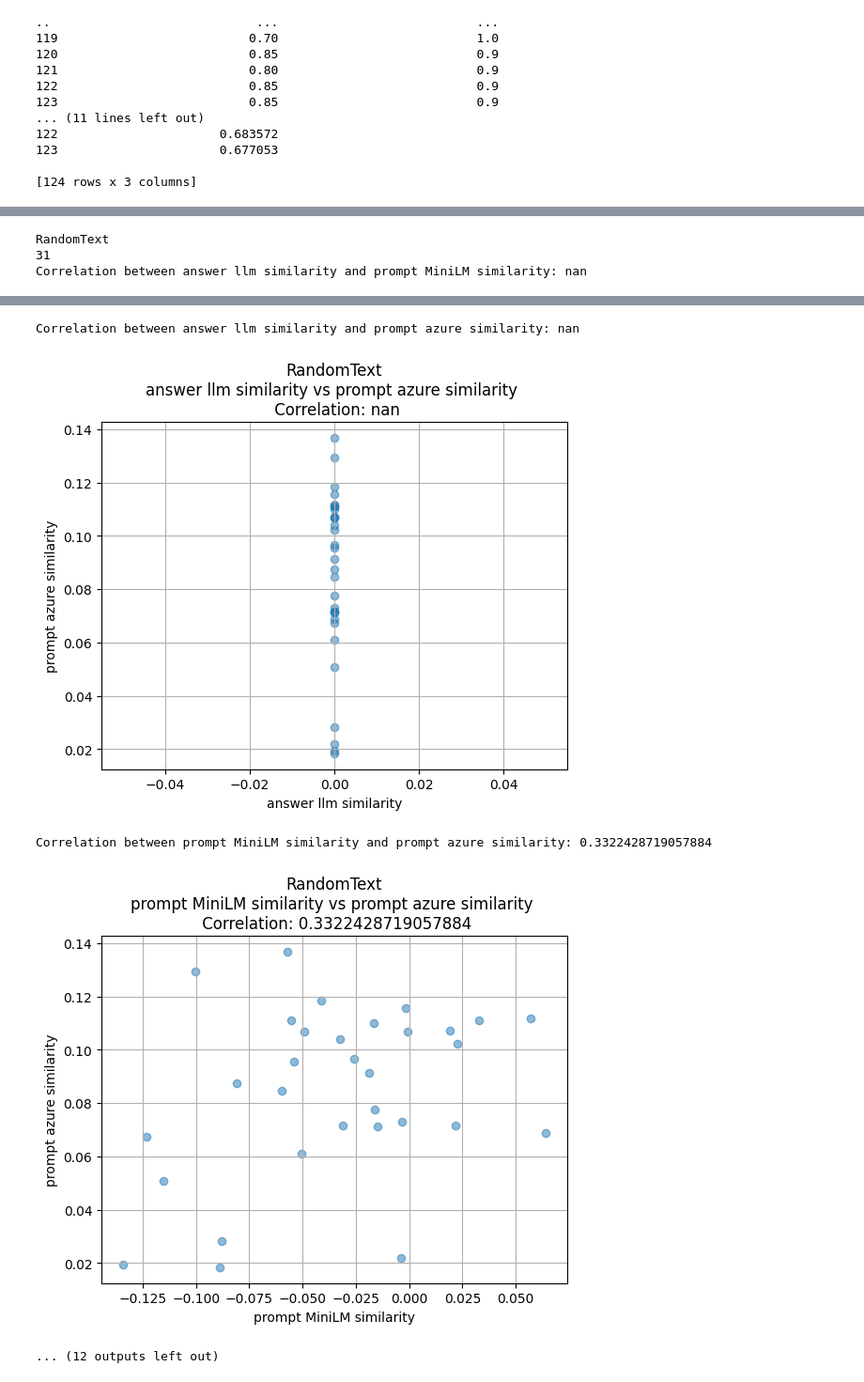
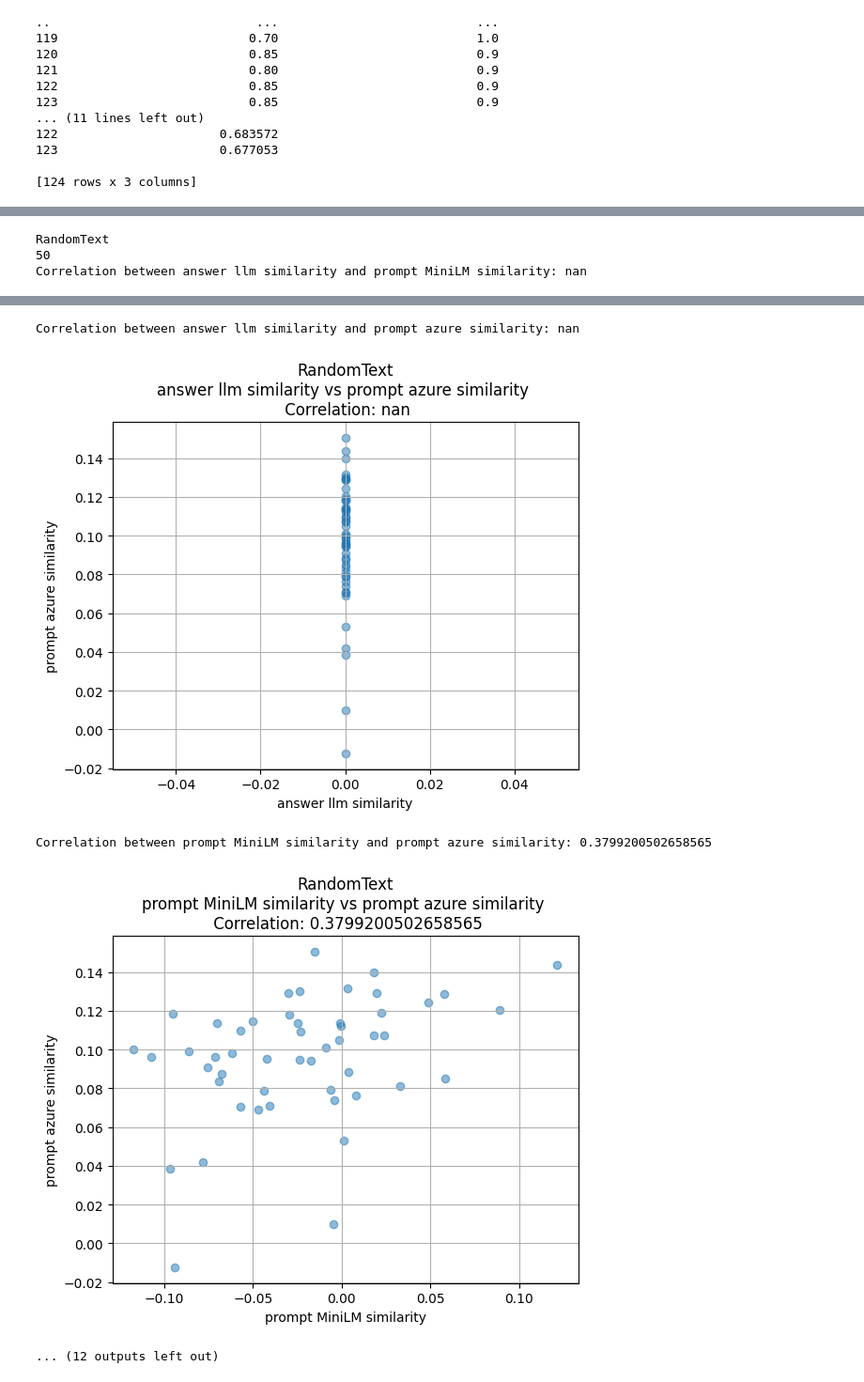
Before and after one commit to chkp-orendi/Emojicrypt, a Jupyter notebook: playground/new_notebook_playground.pynb.ipynb, the cells around one changed output, grey strips where cells are left out. Shown: that part at 94% size. Drawn from its saved outputs; the diff is of its cells as text; code cells hidden in the pictures.

Commit message:
finished wiki test, starting cache test

```diff
--- a/playground/new_notebook_playground.pynb.ipynb
+++ b/playground/new_notebook_playground.pynb.ipynb
@@ -631,8 +631,8 @@ import pandas as pd
 import matplotlib.pyplot as plt
 
 # Define the path to the JSON file
-data_to_use = "filltered_data_result.json"
-inputfile_path = os.path.join(os.getenv("PROJECT_PATH"), "data", "15-08-2024", data_to_use)
+data_to_use = "12_8_results_with_azure.json"
+inputfile_path = os.path.join(os.getenv("PROJECT_PATH"), "data", "12-8-2024", data_to_use)
 
 # Load the JSON data
 with open(inputfile_path, 'r', encoding='utf-8') as file:
@@ -650,9 +650,9 @@ for obfuscator in data:
         # if dict_index["answer_metric"]["llm similarity"] == 0.4 and obfuscator[0]=="FewPromptsObfuscator":
         #     print(dict_index)
         metrics.append({
-            'answer llm similarity': dict_index['answer_metric']['llm_similarity'],
-            'prompt MiniLM similarity': dict_index['prompt_metric']['MiniLM'],
-            'prompt azure similarity': dict_index['prompt_metric']['ada_similarity']
+            'answer llm similarity': dict_index['answer_metric']['llm similarity'],
+            'prompt MiniLM similarity': dict_index['prompt_metric']['MiniLM similarity'],
+            'prompt azure similarity': dict_index['prompt_metric']['azure similarity']
         })
 
     df = pd.DataFrame(metrics)
@@ -802,8 +802,8 @@ import pandas as pd
 import matplotlib.pyplot as plt
 
 # Define the path to the JSON file
-data_to_use = "filltered_data_result.json"
-inputfile_path = os.path.join(os.getenv("PROJECT_PATH"), "data", "15-08-2024", data_to_use)
+data_to_use = "RESULTS_context_test_2024-08-19_00_40_56.378972.json"
+inputfile_path = os.path.join(os.getenv("PROJECT_PATH"), "data", "18-08-2024", data_to_use)
 
 # Load the JSON data
 with open(inputfile_path, 'r', encoding='utf-8') as file:
@@ -855,3 +855,3 @@ Correlation between prompt MiniLM similarity and prompt azure similarity: -0.236
 RandomText
-31
+50
 Correlation between answer llm similarity and prompt MiniLM similarity: nan
@@ -859,5 +859,5 @@ Correlation between answer llm similarity and prompt MiniLM similarity: nan
 Correlation between answer llm similarity and prompt azure similarity: nan
-[figure, old version]
+[figure, new version]
-Correlation between prompt MiniLM similarity and prompt azure similarity: 0.3322428719057884
+Correlation between prompt MiniLM similarity and prompt azure similarity: 0.3799200502658565
-[figure, old version]
+[figure, new version]
 ... (12 outputs left out)
```
Also changed, not shown: parts of 3 cells of this notebook, 26 other files.
